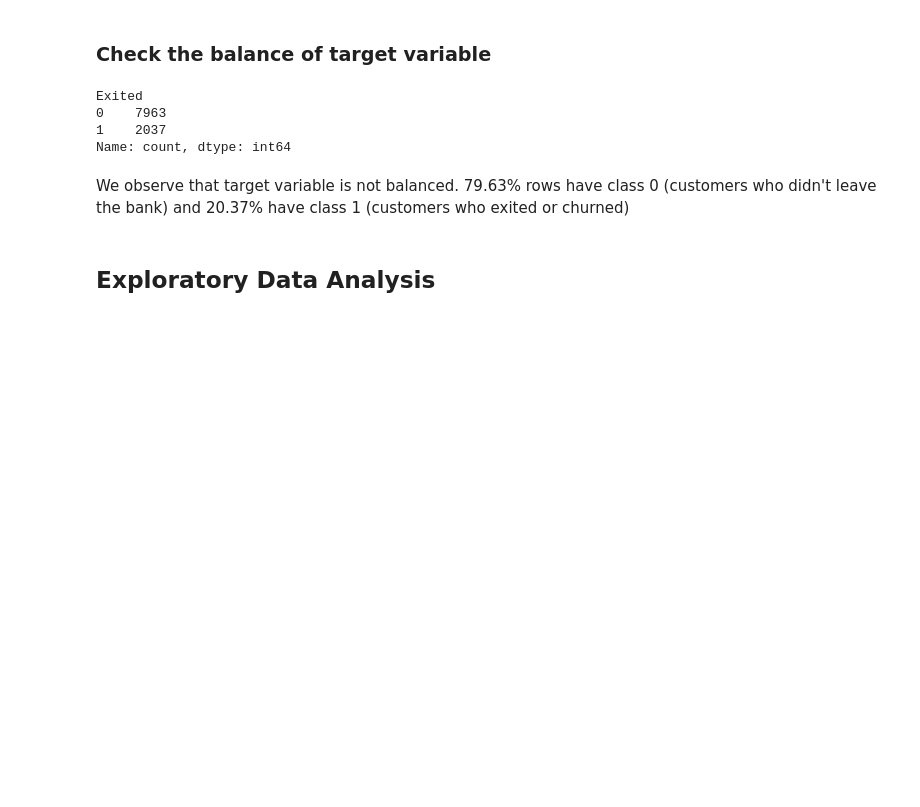
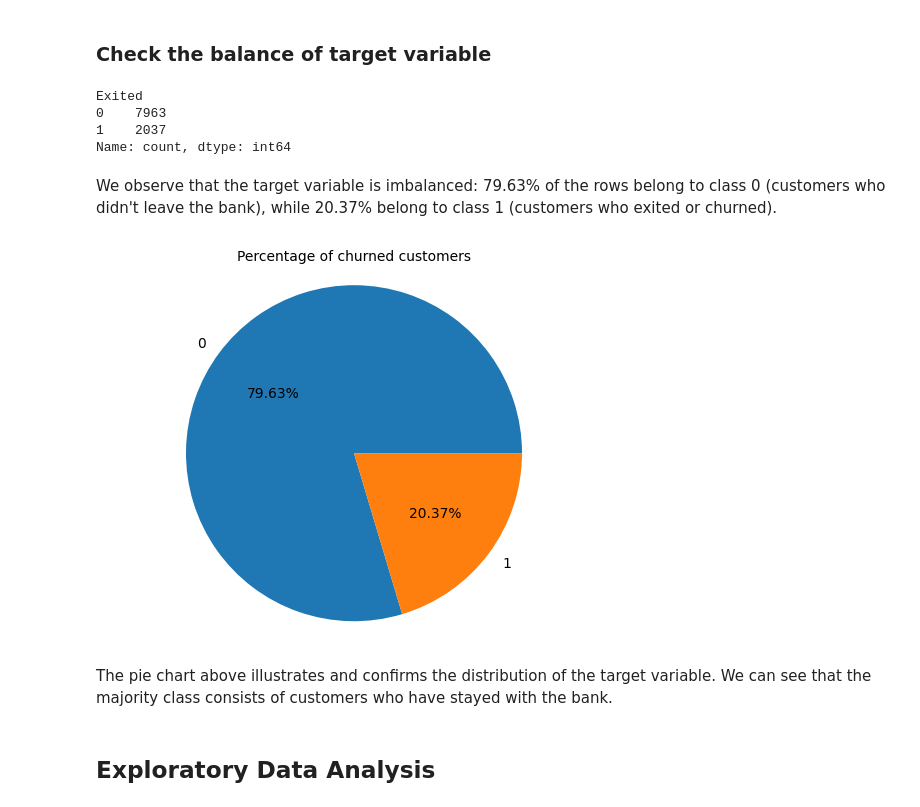
Before and after one commit to nirajguru/machine-learning-projects, a Jupyter notebook: bank-churn/notebook/Bank_Churn_Proj7_Niraj.ipynb, the cells around one changed output. Saved outputs shown, nothing was run; the diff lists cells and outputs as text; code cells hidden in the pictures; blank space fills up the shorter version.

```diff
--- a/bank-churn/notebook/Bank_Churn_Proj7_Niraj.ipynb
+++ b/bank-churn/notebook/Bank_Churn_Proj7_Niraj.ipynb
@@ -233,7 +235,20 @@ Exited
 1    2037
 Name: count, dtype: int64
 # %% [markdown]
-We observe that target variable is not balanced. 79.63% rows have class 0 (customers who didn't leave the bank) and 20.37% have class 1 (customers who exited or churned)
+We observe that the target variable is imbalanced: 79.63% of the rows belong to class 0 (customers who didn't leave the bank), while 20.37% belong to class 1 (customers who exited or churned).
+# %%
+target = ds["Exited"].value_counts()
+fig1, ax1 = plt.subplots()
+ax1.pie(target,
+        labels=target.index,
+        autopct='%1.2f%%')
+ax1.axis('equal')
+plt.title("Percentage of churned customers", fontsize=10)
+plt.show()
+# %% [output]
+[figure, added]
+# %% [markdown]
+The pie chart above illustrates and confirms the distribution of the target variable. We can see that the majority class consists of customers who have stayed with the bank.
 # %% [markdown]
 ## Exploratory Data Analysis
 # %% [markdown]
```
Also changed, not shown: parts of 135 cells of this notebook.
